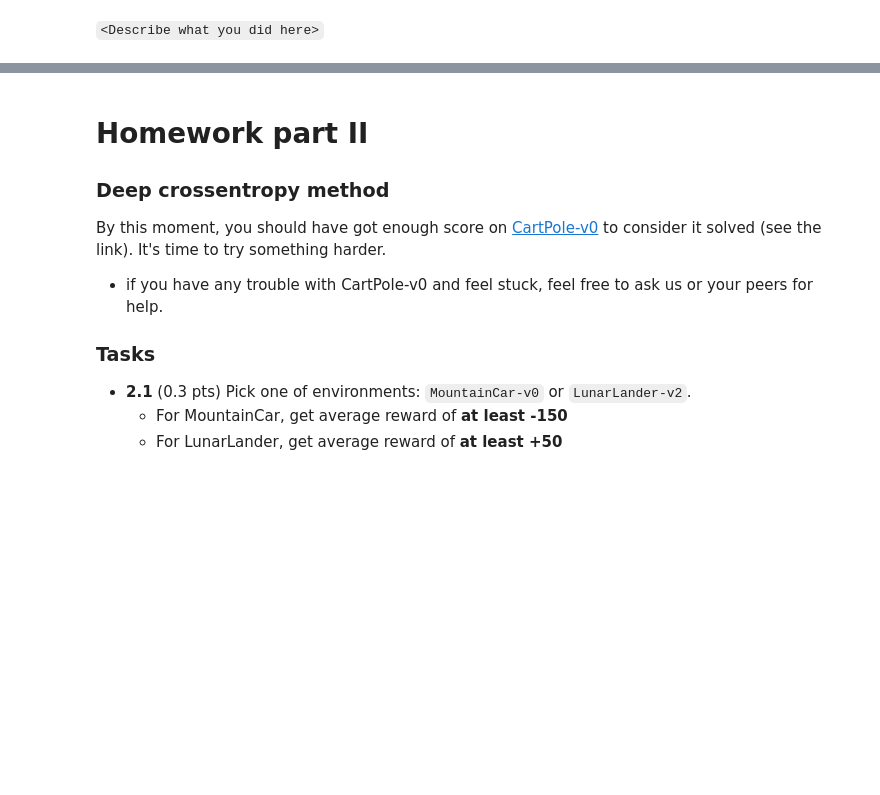
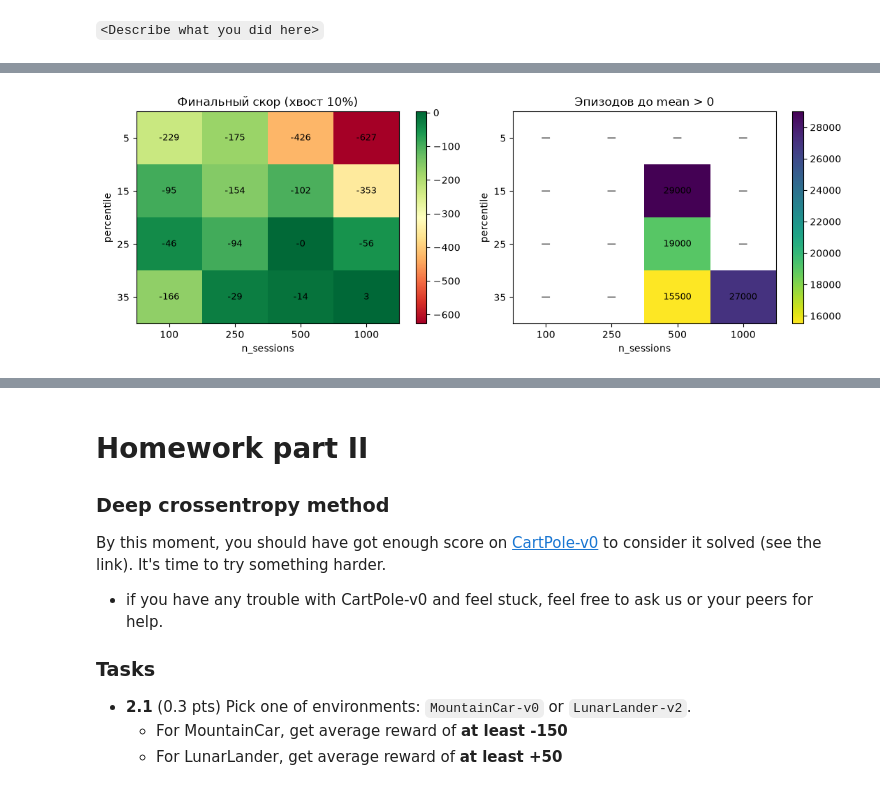
Before and after one commit to BogdanLiutikov/SB-RL-2026, a Jupyter notebook: homeworks/01-deep-crossentropy.ipynb, the cells around one changed output, grey strips where cells are left out. Drawn from its saved outputs; the diff is of its cells as text; code cells hidden in the pictures; blank space fills up the shorter version.

```diff
--- a/homeworks/01-deep-crossentropy.ipynb
+++ b/homeworks/01-deep-crossentropy.ipynb
@@ -51,7 +61,7 @@ list(range(n_actions))
 from sklearn.neural_network import MLPClassifier
 
 agent = MLPClassifier(
-    hidden_layer_sizes=(512, 512),
+    hidden_layer_sizes=(128, 128),
     activation="relu",
 )
 
@@ -496,7 +557,7 @@ from joblib import Parallel, delayed
 
 def run_cem(seed, n_sessions, percentile, lr, episode_budget=15_000):
     np.random.seed(seed)
-    env = gym.make("Taxi-v")
+    env = gym.make("Taxi-v4")
     env.reset(seed=seed)
     policy = initialize_policy(n_states, n_actions)
 
@@ -519,11 +580,4 @@ def run_cem(seed, n_sessions, percentile, lr, episode_budget=15_000):
     return dict(zip(keys, np.asarray(rec).T))
 
 
-PCTS, NSESS, SEEDS, LR, BUDGET = [25, 50, 60, 70, 80, 90], [100, 250, 500, 1000], [0, 1, 2], 0.5, 15_000
-
-jobs = [(p, n, s) for p in PCTS for n in NSESS for s in SEEDS]
-out = Parallel(n_jobs=-1, verbose=5)(delayed(run_cem)(s, n, p, LR, BUDGET) for p, n, s in jobs)
-
-runs = {}
-for (p, n, _), r in zip(jobs, out):
-    runs.setdefault((p, n), []).append(r)
+PCTS, NSESS, SEEDS, LR, BUDGET = [5, 15, 25, 35], [100, 250, 500, 1000], [0, 1, 2], 0.75, 30_000
@@ -530,3 +593,9 @@ for (p, n, _), r in zip(jobs, out):
+# %%
+with open("1/cem_results_lr_75_pctsv2.pkl", "wb") as f:
+    pickle.dump(runs, f)
+# %%
+with open("1/cem_results_lr_75_pctsv2.pkl", "rb") as f:
+    runs = pickle.load(f)
 # %%
 fig, axes = plt.subplots(len(PCTS), len(NSESS), figsize=(4 * len(NSESS), 2.7 * len(PCTS)),
                          sharex=True, sharey=True)
@@ -558,28 +629,31 @@ fig.tight_layout()
 # %%
+mean_avg_reward_threshold = 0
 def tail_score(r, frac=0.1):
     k = max(1, int(len(r["mean"]) * frac))
     return r["mean"][-k:].mean()
 
 def eps_to_solve(r):
-    hit = r["mean"] > 0
+    hit = r["mean"] > mean_avg_reward_threshold
     return r["episodes"][np.argmax(hit)] if hit.any() else np.nan
 
 quality = np.array([[np.median([tail_score(r) for r in runs[(p, n)]]) for n in NSESS] for p in PCTS])
 speed   = np.array([[np.nanmedian([eps_to_solve(r) for r in runs[(p, n)]]) for n in NSESS] for p in PCTS])
 
 fig, axes = plt.subplots(1, 2, figsize=(11, 4))
 for ax, M, ttl, cmap, fmt in [(axes[0], quality, "Финальный скор (хвост 10%)", "RdYlGn", "{:.0f}"),
-                              (axes[1], speed, "Эпизодов до mean > 0", "viridis_r", "{:.0f}")]:
+                              (axes[1], speed, f"Эпизодов до mean > {mean_avg_reward_threshold}", "viridis_r", "{:.0f}")]:
     im = ax.imshow(M, cmap=cmap, aspect="auto")
     ax.set_xticks(range(len(NSESS)), NSESS)
     ax.set_yticks(range(len(PCTS)), PCTS)
     ax.set_xlabel("n_sessions")
     ax.set_ylabel("percentile")
     ax.set_title(ttl)
     for i in range(M.shape[0]):
         for j in range(M.shape[1]):
             v = M[i, j]
             ax.text(j, i, "—" if np.isnan(v) else fmt.format(v),
                     ha="center", va="center", fontsize=9)
     fig.colorbar(im, ax=ax)
 fig.tight_layout()
+# %% [output]
+[figure, added]
```
Also changed, not shown: parts of 50 cells of this notebook.
